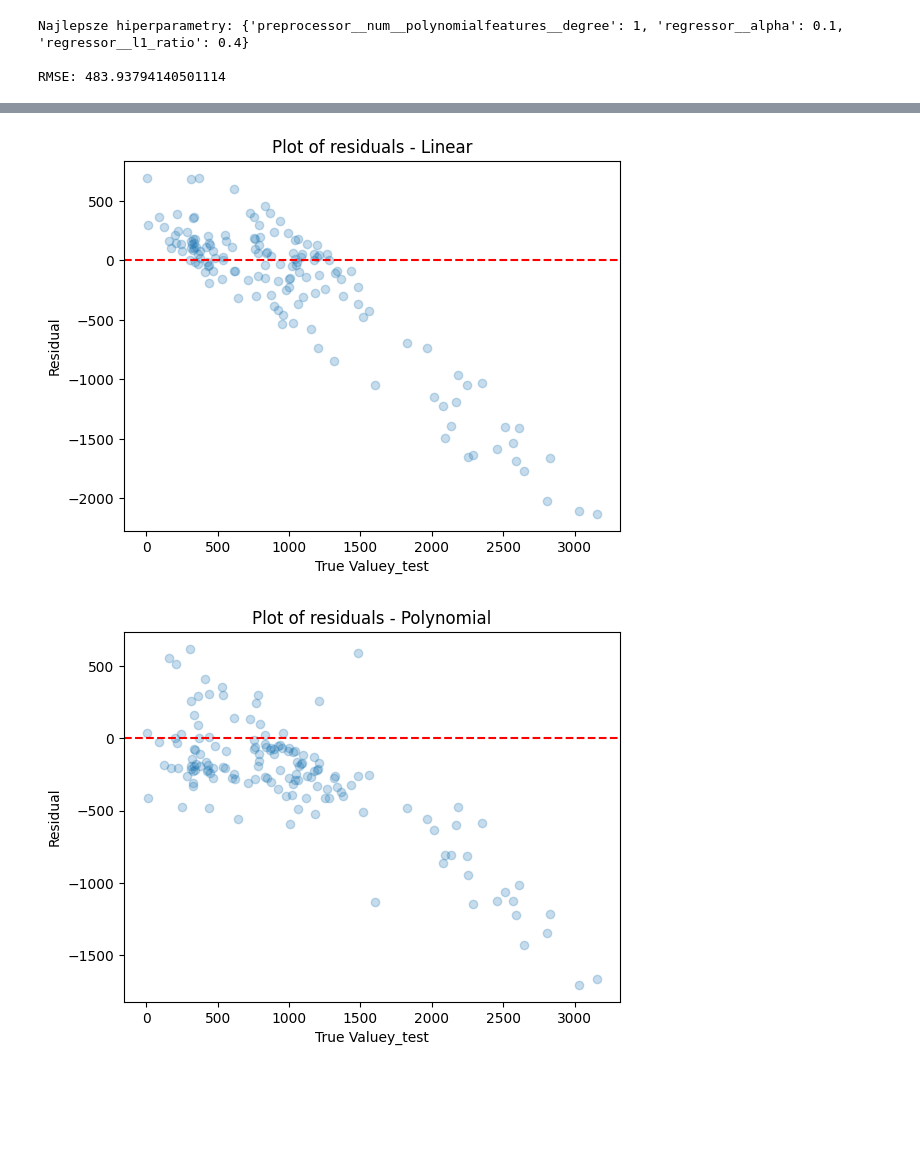
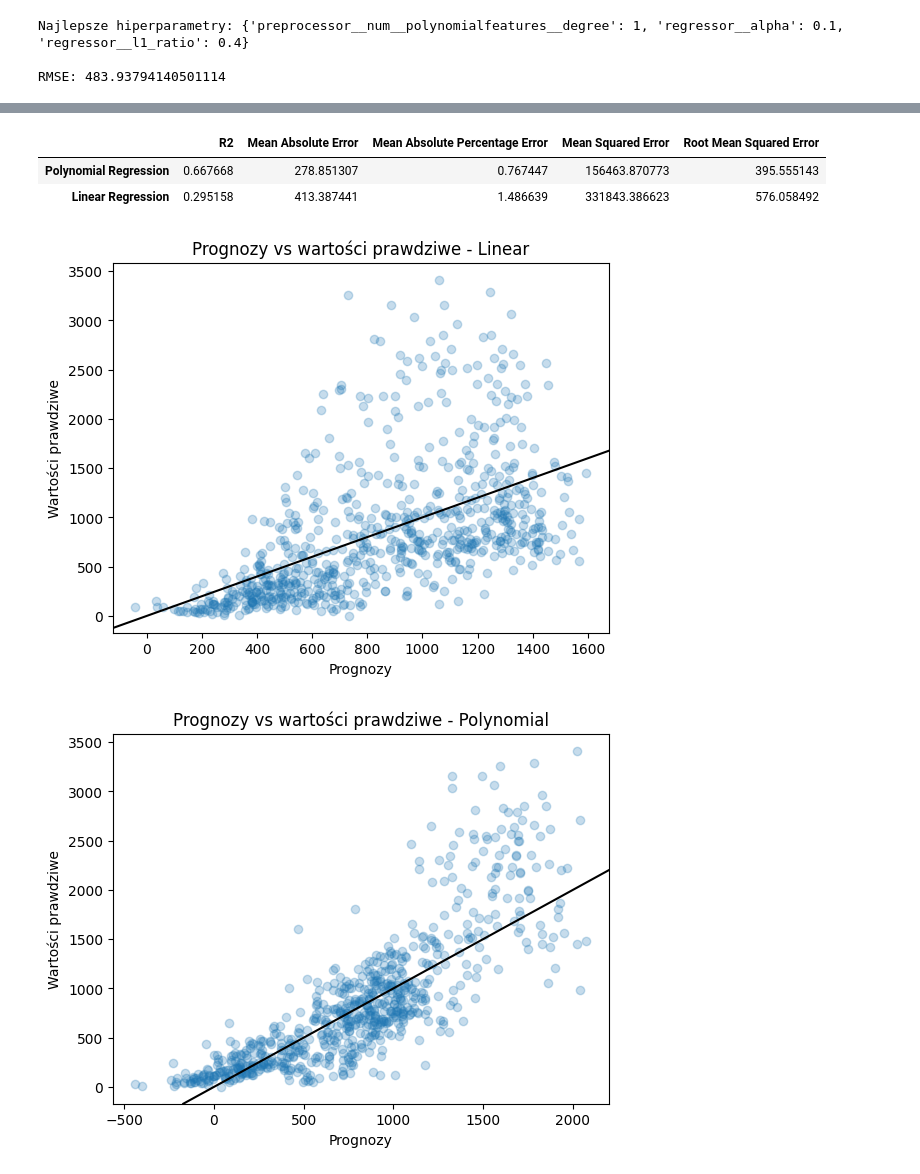
Before and after one commit to KenZooo11/m13.5, a Jupyter notebook: 13.5.ipynb, the cells around one changed output, grey strips where cells are left out. Drawn from its saved outputs; the diff is of its cells as text; code cells hidden in the pictures; blank space fills up the shorter version.

```diff
--- a/13.5.ipynb
+++ b/13.5.ipynb
@@ -493,19 +405,59 @@ plt.show()
-# %%
-errors = y_predict_test - y_test
-plt.scatter(x = y_test, y = errors, alpha=0.25)
-plt.axhline(0, color="r", linestyle="--")
-plt.xlabel('True Valuey_test')
-plt.ylabel('Residual')
-plt.title('Plot of residuals - Linear')
-plt.show()
-
-errors = test_predictions - y_test
-plt.scatter(x = y_test, y = errors, alpha=0.25)
-plt.axhline(0, color="r", linestyle="--")
-plt.xlabel('True Valuey_test')
-plt.ylabel('Residual')
-plt.title('Plot of residuals - Polynomial')
-plt.show()
-# %% [output]
-[figure, removed]
-[figure, removed]
+# %%
+X_1 = bike_data[['temp']].copy()
+y_1 = bike_data[target].copy()
+
+from sklearn.linear_model import LinearRegression
+
+regression = LinearRegression()
+regression.fit(X_1, y_1)
+y_predict = regression.predict(X_1)
+train_predictions = final_polynomial_regression_model.predict(X_train)
+test_predictions = final_polynomial_regression_model.predict(X_test)
+all_predictions = final_polynomial_regression_model.predict(X)
+# %%
+from sklearn.metrics import r2_score
+from sklearn.metrics import mean_absolute_error
+from sklearn.metrics import mean_absolute_percentage_error
+from sklearn.metrics import mean_squared_error
+from math import sqrt
+
+r2_ml = r2_score(y_1, y_predict)
+mae_ml = mean_absolute_error(y_1, y_predict)
+mape_ml = mean_absolute_percentage_error(y_1, y_predict)
+mse_ml = mean_squared_error(y_1, y_predict)
+rmse_ml = sqrt(mean_squared_error(y_1, y_predict))
+
+r2_m2 = r2_score(y_1, all_predictions)
+mae_m2 = mean_absolute_error(y_1, all_predictions)
+mape_m2 = mean_absolute_percentage_error(y_1, all_predictions)
+mse_m2 = mean_squared_error(y_1, all_predictions)
+rmse_m2 = sqrt(mean_squared_error(y_1, all_predictions))
+
+df = pd.DataFrame(index=['Polynomial Regression', 'Linear Regression'])
+df['R2'] = [r2_m2, r2_ml]
+df['Mean Absolute Error'] = [mae_m2, mae_ml]
+df['Mean Absolute Percentage Error'] = [mape_m2, mape_ml]
+df['Mean Squared Error'] = [mse_m2, mse_ml]
+df['Root Mean Squared Error'] = [rmse_m2, rmse_ml]
+df
+# %% [output]
+|  | R2 | Mean Absolute Error | Mean Absolute Percentage Error | Mean Squared Error | Root Mean Squared Error |
+| Polynomial Regression | 0.667668 | 278.851307 | 0.767447 | 156463.870773 | 395.555143 |
+| Linear Regression | 0.295158 | 413.387441 | 1.486639 | 331843.386623 | 576.058492 |
+# %%
+plt.scatter(x=y_predict, y=y_1, alpha=0.25)
+plt.axline((0, 0), slope=1, color='black')
+plt.xlabel('Prognozy')
+plt.ylabel('Wartości prawdziwe')
+plt.title('Prognozy vs wartości prawdziwe - Linear')
+plt.show()
+
+plt.scatter(x=all_predictions, y=y_1, alpha=0.25)
+plt.axline((0, 0), slope=1, color='black')
+plt.xlabel('Prognozy')
+plt.ylabel('Wartości prawdziwe')
+plt.title('Prognozy vs wartości prawdziwe - Polynomial')
+plt.show()
+# %% [output]
+[figure, added]
+[figure, added]
```
Also changed, not shown: parts of 7 cells of this notebook.
